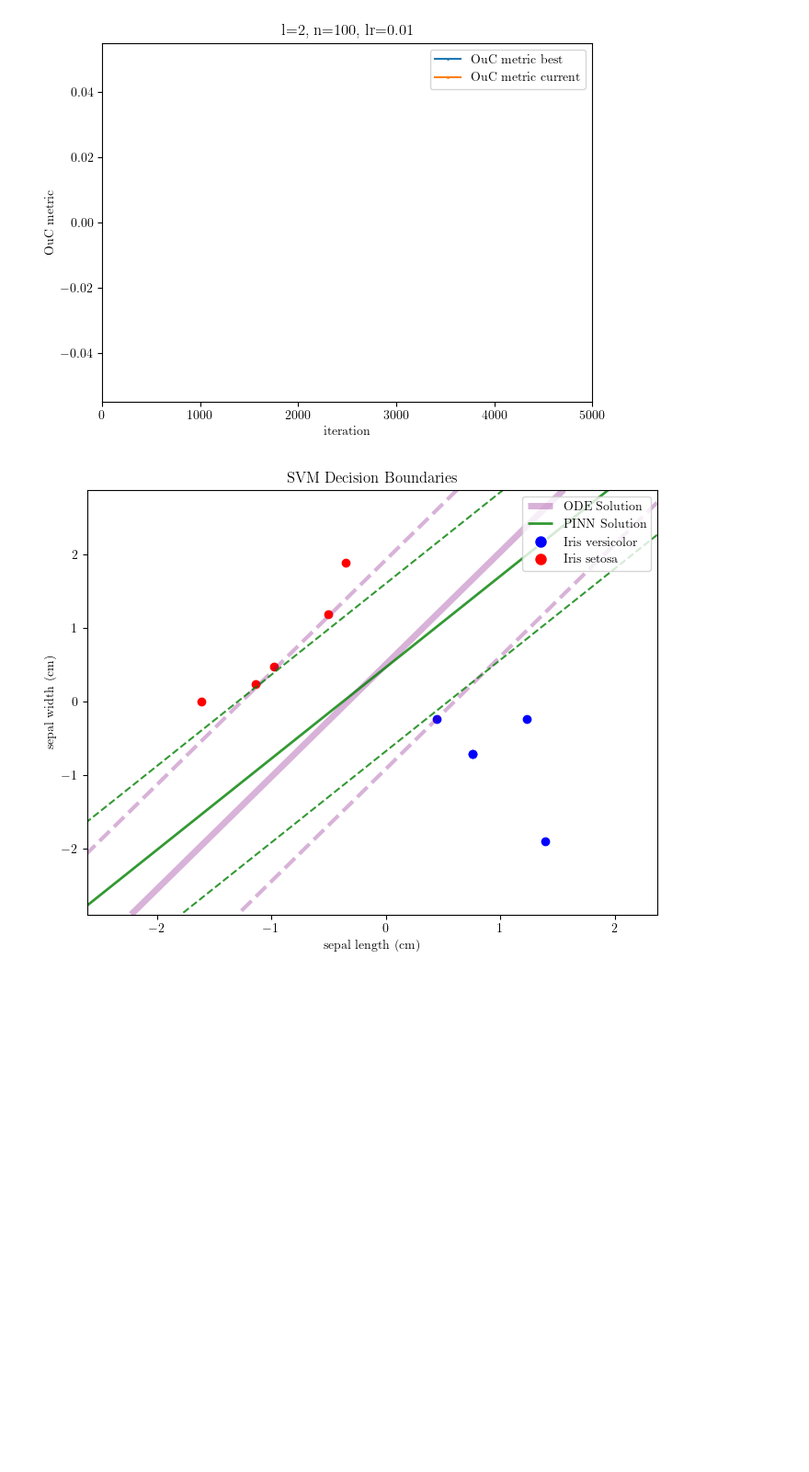
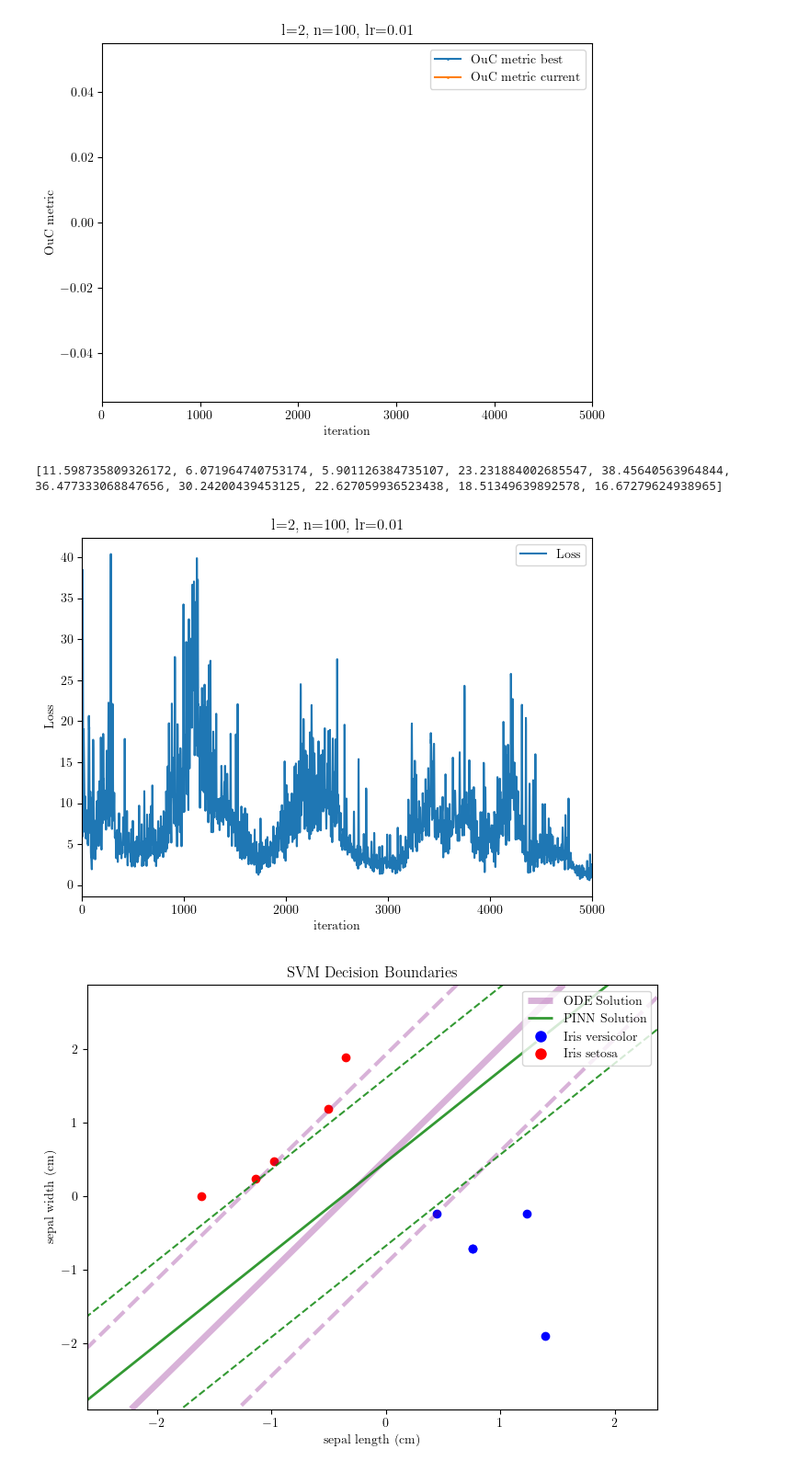
Before and after one commit to vedovati-matteo/master-thesis, a Jupyter notebook: code/run_redo/SVM_soft_2_10.ipynb, the cells around one changed output. Shown at 92% size. Saved outputs shown, nothing was run; the diff lists cells and outputs as text; code cells hidden in the pictures; blank space fills up the shorter version.

```diff
--- a/code/run_redo/SVM_soft_2_10.ipynb
+++ b/code/run_redo/SVM_soft_2_10.ipynb
@@ -723,6 +740,23 @@ plt.tight_layout()
 plt.show()
 # %% [output]
 [figure]
+# %%
+print(L_loss[:10])
+
+plt.plot(L_loss, label='Loss')
+plt.xlabel('iteration')
+plt.ylabel('Loss')
+plt.title(f'l={res_2["layers"]}, n={res_2["neurons"]}, lr={res_2["lr"]}')
+plt.legend()
+plt.grid(False)
+#plt.set_ylim(y_min, y_max)
+plt.xlim(0, ITERATIONS)
+plt.tight_layout()
+# Show the plot
+plt.show()
+# %% [output]
+[11.598735809326172, 6.071964740753174, 5.901126384735107, 23.231884002685547, 38.45640563964844, 36.477333068847656, 30.24200439453125, 22.627059936523438, 18.51349639892578, 16.67279624938965]
+[figure, added]
 # %%
 net = res_2['net_curr']
 res_ = net(torch.tensor([T]).cuda()).cpu().detach().numpy()
```
Also changed, not shown: parts of 12 cells of this notebook.
